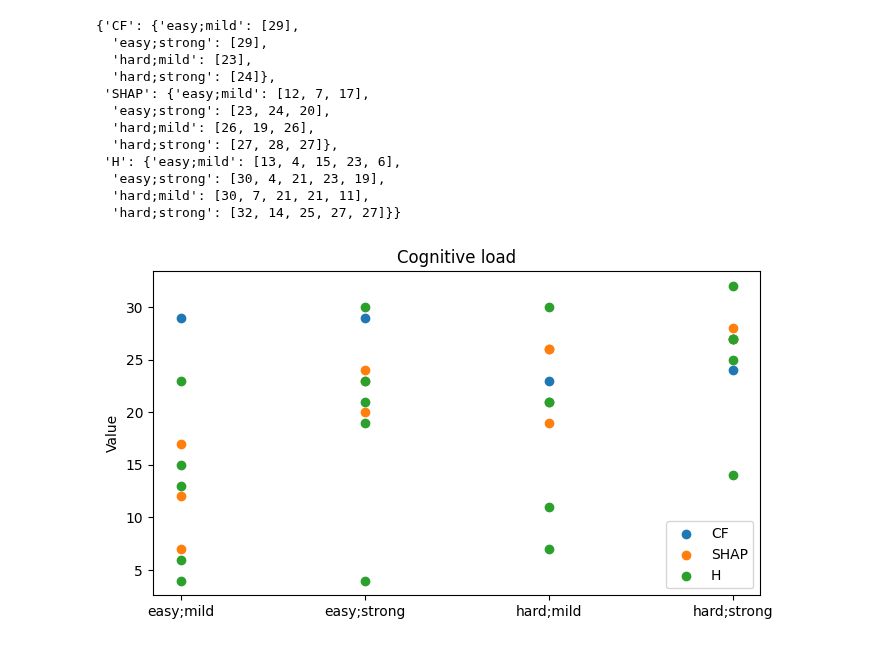
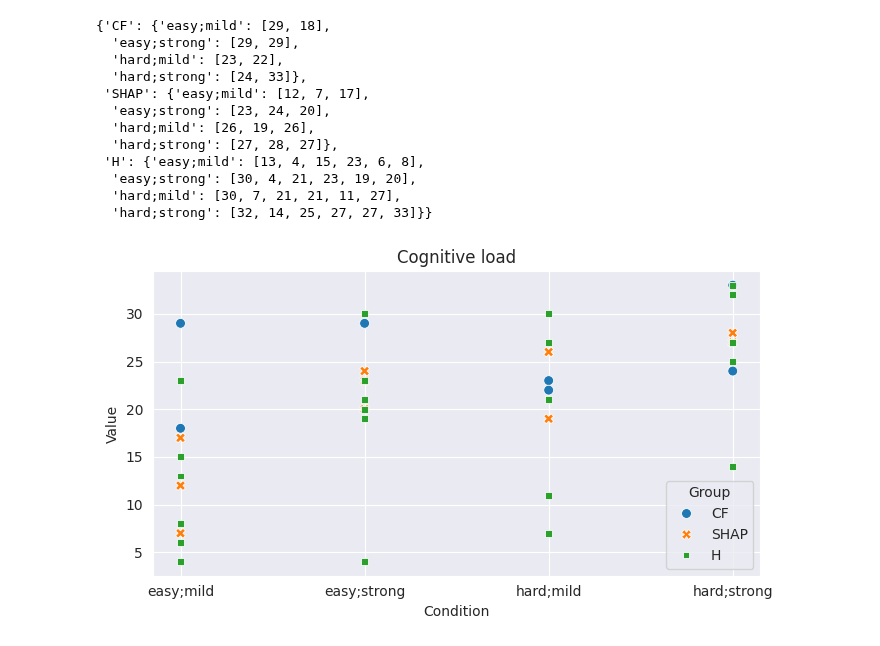
Before and after one commit to jules-leguy/xaipatimg, a Jupyter notebook: notebooks/results_analysis/01.03_db3.0.0_int05.ipynb, the cells around one changed output. Drawn from its saved outputs; the diff is of its cells as text; code cells hidden in the pictures.

```diff
--- a/notebooks/results_analysis/01.03_db3.0.0_int05.ipynb
+++ b/notebooks/results_analysis/01.03_db3.0.0_int05.ipynb
@@ -1,5 +1,6 @@
 # %%
 import os
+
 interface_dir = os.environ["DATA"] + "webinterfaces/int05_prototype/"
 
 tasks_dir = os.path.join(interface_dir, "res", "tasks")
@@ -8,10 +9,10 @@ results_dir = os.path.join(interface_dir, "results")
 protocols_dir = os.path.join(interface_dir, "protocols")
 
 results_filenames_d = {
-    "CF" : ["vgjml6bp.json"],
+    "CF": ["vgjml6bp.json", "ccddeeffgghh.json"],
     "SHAP": ["9qs2oelz.json", "bora.json", "ggwmlvei.json"],
-    "H": ["bkbcgvyd.json", "c5eblx4w.json", "lhrapnar.json", "rd1nxuhy.json", "tcq3r4vd.json"],
-    # "AI": [],
+    "H": ["bkbcgvyd.json", "c5eblx4w.json", "lhrapnar.json", "rd1nxuhy.json", "tcq3r4vd.json", "ccMonKatCObi1!.json"],
+    "AI": ["bb2fgdunby.json"],
 }
 
 protocol_paths_d = {
@@ -22,14 +23,17 @@ protocol_paths_d = {
 }
 
 EASY_TASKS = ["med5_find_pattern", "med2_yellow_square_N", "med6_find_pattern", "med4_blue_triangle_N"]
+EASY_TASKS = ["med5_find_pattern", "med6_find_pattern"]
 DIFFICULT_TASKS = ["hard5_find_pattern", "hard2_blue_circle_N", "hard6_find_pattern", "hard4_yellow_square_N"]
+DIFFICULT_TASKS = ["hard5_find_pattern", "hard6_find_pattern"]
 
 MILD_PRESSURE_TASKS = ["med5_find_pattern", "med2_yellow_square_N", "hard5_find_pattern", "hard2_blue_circle_N"]
-STRONG_PRESSURE_TASKS = ["med6_find_pattern", "med4_blue_triangle_N", "hard6_find_pattern", "hard4_yellow_square_N"]
+MILD_PRESSURE_TASKS = ["med5_find_pattern", "hard5_find_pattern"]
+STRONG_PRESSURE_TASKS = ["med6_find_pattern", "hard6_find_pattern"]
 
 FIND_PATTERNS_TASKS = ["med5_find_pattern", "med6_find_pattern", "hard5_find_pattern", "hard6_find_pattern"]
 COUNT_SYMBOLS_TASKS = ["med2_yellow_square_N", "med4_blue_triangle_N", "hard2_blue_circle_N", "hard4_yellow_square_N"]
-
+COUNT_SYMBOLS_TASKS = []
 
 TASK_PROTOCOL_KEYS = {
     "med5_find_pattern": "mainexp_easy5_pat_task",
@@ -309,9 +500,8 @@ scatter_groups(times_data, "Time (m)")
 # %%
-from pywebxaii.resretrieval import extract_p_questionnaire_results
+from pywebxaii.resretrieval import extract_p_questionnaire_results, get_protocol_entry_from_key
 
 
 def extract_quest_results(results_dir, results_filenames_d, protocol_paths_d, quest_keys):
-
     output_res_d = {}
 
     # Iterating over all groups
@@ -326,12 +516,19 @@ def extract_quest_results(results_dir, results_filenames_d, protocol_paths_d, qu
             # Iterating over all questionnaires keys
             for quest_key in quest_keys:
 
-                answers_raw, answers_values, quest_times = extract_p_questionnaire_results(load_json(curr_res_path), quest_key,
-                                                                                           protocol_d=load_json(protocol_paths_d[group_key]))
+                curr_protocol_d = load_json(protocol_paths_d[group_key])
+                try:
+                    get_protocol_entry_from_key(curr_protocol_d, quest_key)
+                except KeyError:
+                    continue
+
+                answers_raw, answers_values, quest_times = extract_p_questionnaire_results(load_json(curr_res_path),
+                                                                                           quest_key,
+                                                                                           protocol_d=curr_protocol_d)
                 if quest_key not in output_res_d[group_key]["raw"]:
-                     output_res_d[group_key]["raw"][quest_key] = []
-                     output_res_d[group_key]["values"][quest_key] = []
-                     output_res_d[group_key]["times"][quest_key] = []
+                    output_res_d[group_key]["raw"][quest_key] = []
+                    output_res_d[group_key]["values"][quest_key] = []
+                    output_res_d[group_key]["times"][quest_key] = []
 
                 output_res_d[group_key]["raw"][quest_key].append(answers_raw)
                 output_res_d[group_key]["values"][quest_key].append(answers_values)
@@ -361,7 +558,8 @@ def process_cogload(cogload_results):
 
     return output_d
 # %%
-quest_keys = ["mainexp_easy_mild_cogload", "mainexp_easy_strong_cogload", "mainexp_hard_mild_cogload", "mainexp_hard_strong_cogload"]
+quest_keys = ["mainexp_easy_mild_cogload", "mainexp_easy_strong_cogload", "mainexp_hard_mild_cogload",
+              "mainexp_hard_strong_cogload"]
 
 cogload_results = extract_quest_results(results_dir, results_filenames_d, protocol_paths_d, quest_keys)
 # %%
@@ -389,20 +587,20 @@ cogload_processed = process_cogload(cogload_results)
 # %%
 cogload_processed
 # %% [output]
-{'CF': {'easy;mild': [29],
-  'easy;strong': [29],
-  'hard;mild': [23],
-  'hard;strong': [24]},
+{'CF': {'easy;mild': [29, 18],
+  'easy;strong': [29, 29],
+  'hard;mild': [23, 22],
+  'hard;strong': [24, 33]},
  'SHAP': {'easy;mild': [12, 7, 17],
   'easy;strong': [23, 24, 20],
   'hard;mild': [26, 19, 26],
   'hard;strong': [27, 28, 27]},
- 'H': {'easy;mild': [13, 4, 15, 23, 6],
-  'easy;strong': [30, 4, 21, 23, 19],
-  'hard;mild': [30, 7, 21, 21, 11],
-  'hard;strong': [32, 14, 25, 27, 27]}}
+ 'H': {'easy;mild': [13, 4, 15, 23, 6, 8],
+  'easy;strong': [30, 4, 21, 23, 19, 20],
+  'hard;mild': [30, 7, 21, 21, 11, 27],
+  'hard;strong': [32, 14, 25, 27, 27, 33]}}
 # %%
-scatter_groups_nested(cogload_processed, title="Cognitive load")
+scatter_groups_nested(cogload_processed, inner_name="Condition", outer_name="Group" ,title="Cognitive load")
 # %% [output]
-[figure, old version]
+[figure, new version]
 # %%
```
Also changed, not shown: parts of 39 cells of this notebook, 5 other files.
